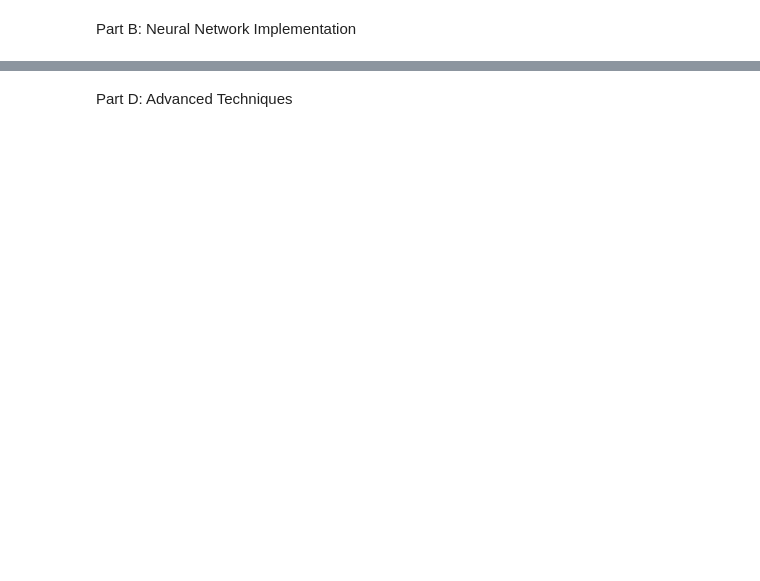
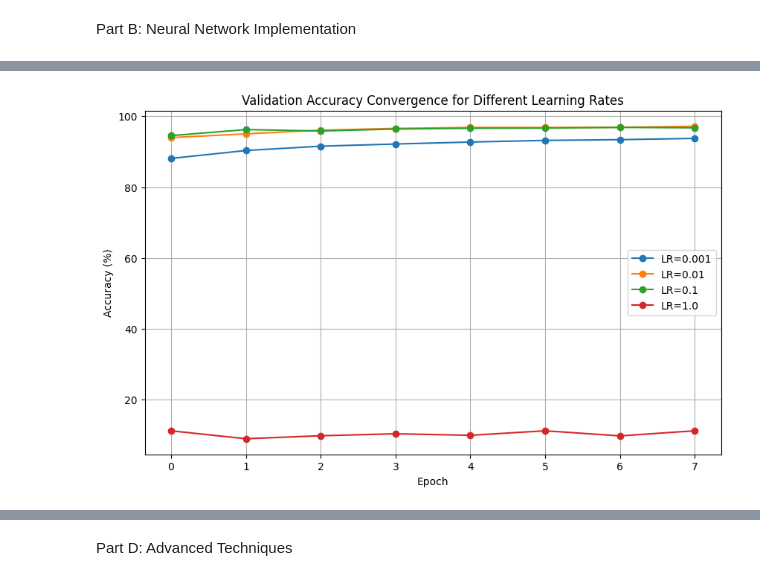
Before and after one commit to RoberRamzy/Linear-Models-Deep-Networks, a Jupyter notebook: classifier.ipynb, the cells around one changed output, grey strips where cells are left out. Saved outputs shown, nothing was run; the diff lists cells and outputs as text; code cells hidden in the pictures; blank space fills up the shorter version.

```diff
--- a/classifier.ipynb
+++ b/classifier.ipynb
@@ -593,0 +761,12 @@ Part C: Comprehensive Analysis
+# %%
+plt.figure(figsize=(10,6))
+for lr, history in results_lr.items():
+    plt.plot(history["val_acc"], marker='o', label=f"LR={lr}")
+plt.title("Validation Accuracy Convergence for Different Learning Rates")
+plt.xlabel("Epoch")
+plt.ylabel("Accuracy (%)")
+plt.legend()
+plt.grid(True)
+plt.show()
+# %% [output]
+[figure, added]
```
Also changed, not shown: parts of 27 cells of this notebook.
